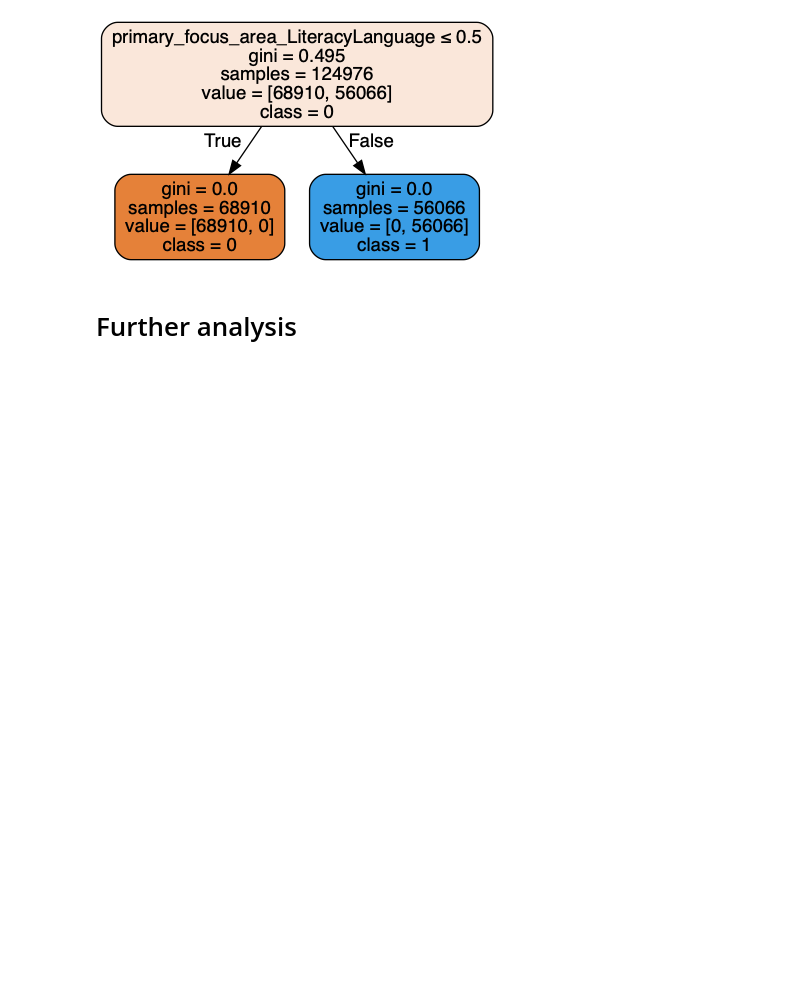
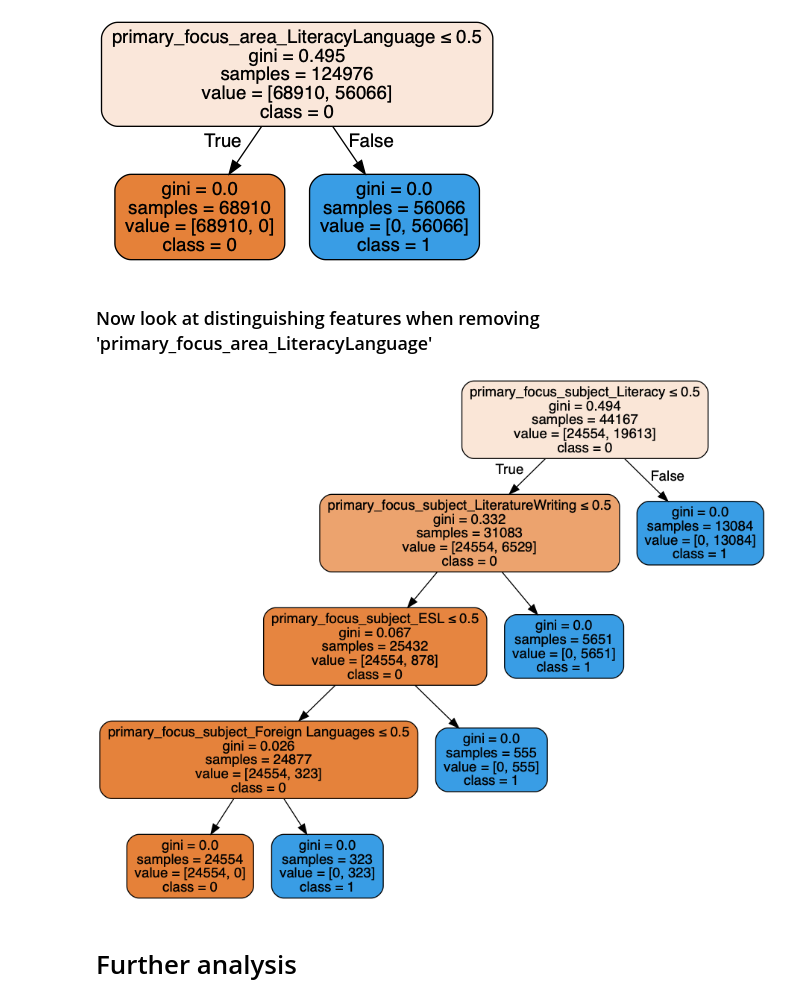
Before and after one commit to laurenjli/ml-pubpol, a Jupyter notebook: hw4/hw4_analysis.ipynb, the cells around one changed output. Drawn from its saved outputs; the diff is of its cells as text; code cells hidden in the pictures; blank space fills up the shorter version.

```diff
--- a/hw4/hw4_analysis.ipynb
+++ b/hw4/hw4_analysis.ipynb
@@ -153,10 +300,2 @@ pp.plot_2d_cluster(df_final, 'cluster_prediction','students_reached', 'total_pri
 # %% [markdown]
 ### Identify "distinctive" features of clusters
-# %%
-# rename columns so they can shown by export_graphviz
-for c in df_final.columns:
-    if '&' in c:
-        new = c.replace(' & ', '')
-        df_final = df_final.rename(columns = {c:new})
-        features.remove(c)
-        features.append(new)
@@ -163,5 +322,6 @@ for c in df_final.columns:
 # %%
 # fit classifier
-dt_1 = DecisionTreeClassifier(max_depth = 10)
-dt_1.fit(df_final[features], df_final['cluster_prediction'])
+features.append('primary_focus_area_LiteracyLanguage')
+dt_1 = DecisionTreeClassifier(max_depth = 5)
+dt_1.fit(df_all[features], df_all['cluster_prediction'])
 # %% [output]
@@ -182,5 +340,15 @@ Image('tree.png')
 # %% [output]
 [figure]
+# %% [markdown]
+### Now look at distinguishing features when removing 'primary_focus_area_LiteracyLanguage'
+# %%
+features.remove('primary_focus_area_LiteracyLanguage')
+dt_2 = DecisionTreeClassifier(max_depth = 5)
+dt_2.fit(x_test3[features], x_test3['cluster_prediction'])
+pp.graph_tree(dt_2, features, 'tree3_2.png')
+Image('tree3_2.png')
+# %% [output]
+[figure, added]
 # %% [markdown]
 # Further analysis
 # %% [markdown]
```
Also changed, not shown: parts of 34 cells of this notebook, 8 other files.
